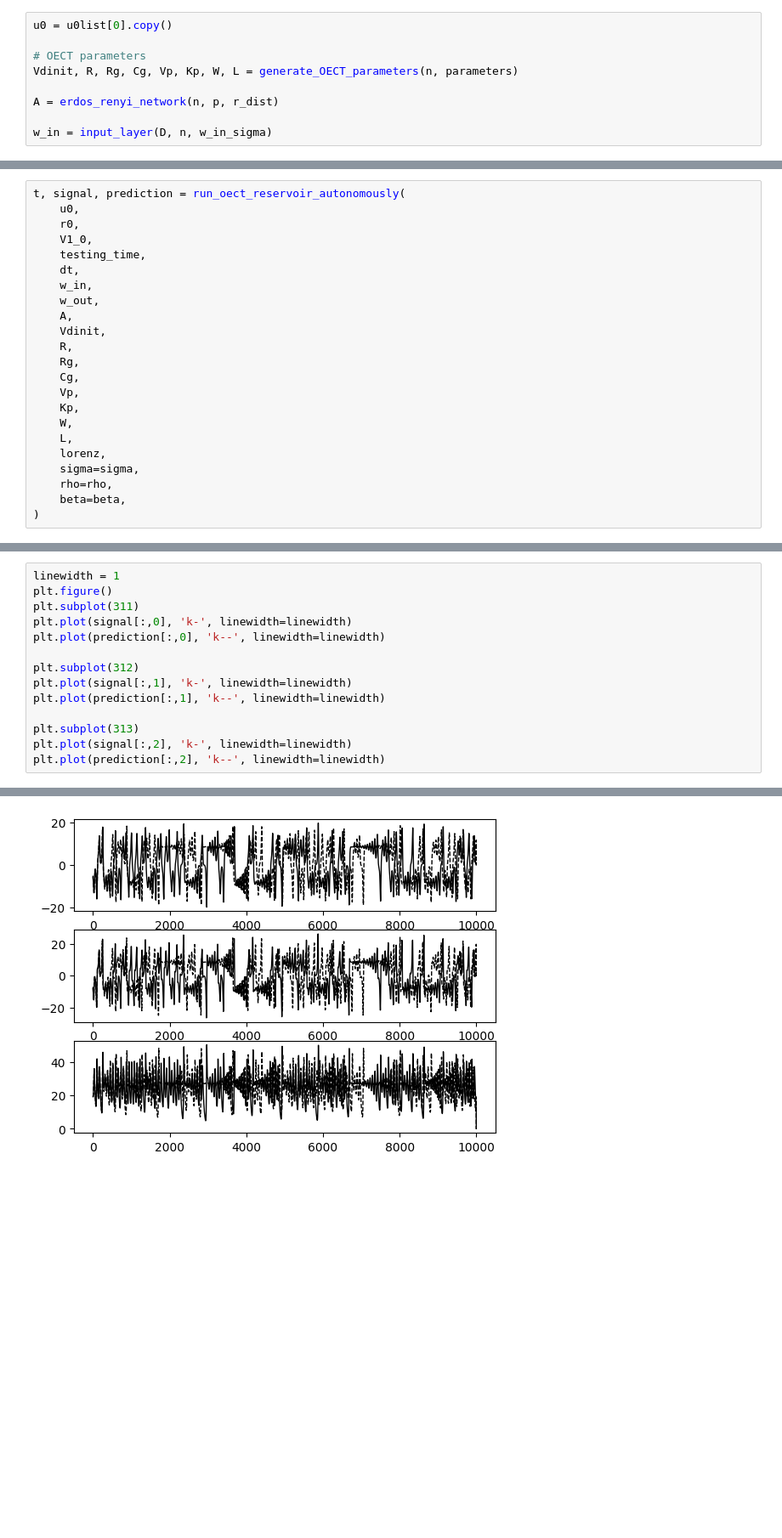
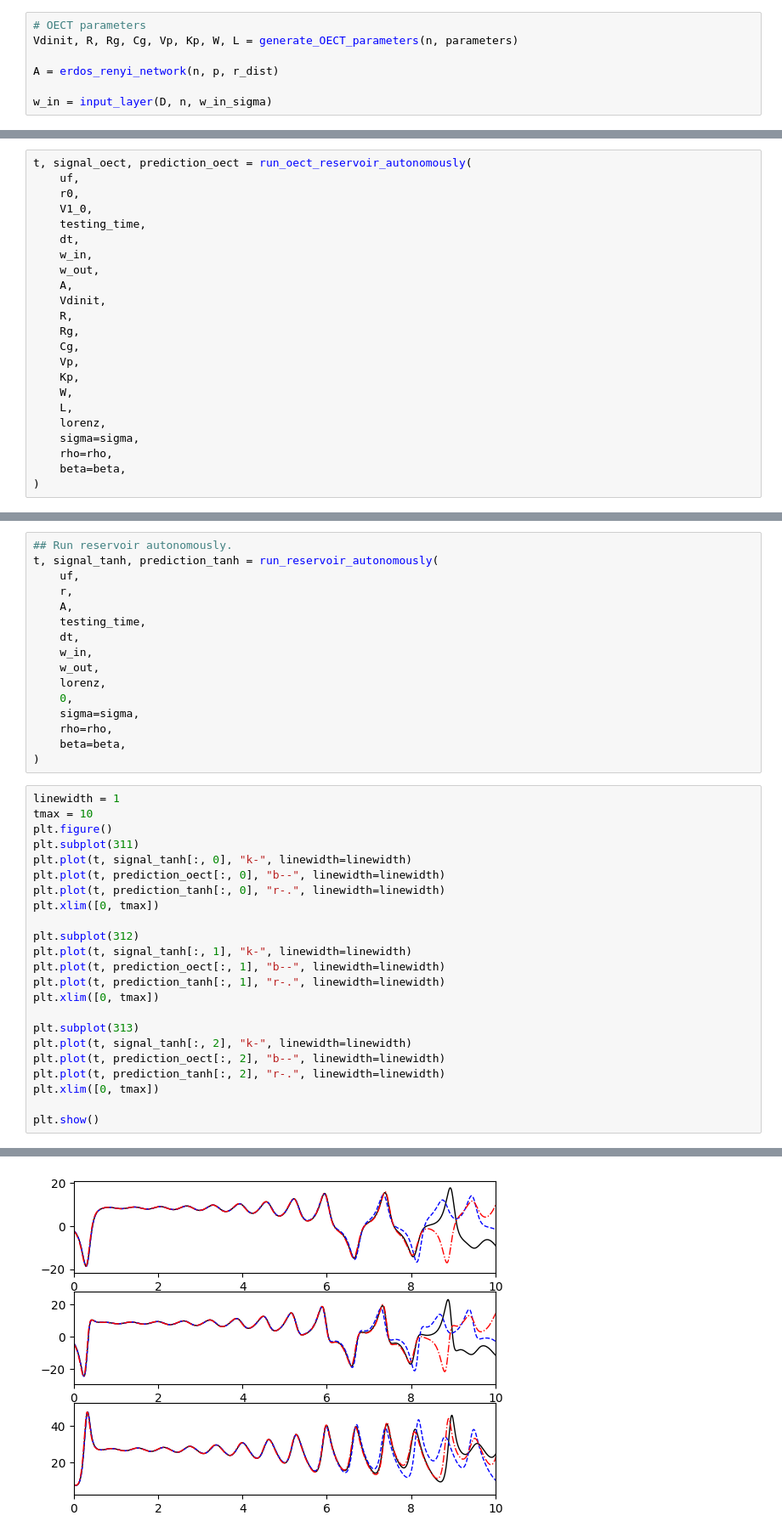
Before and after one commit to Signed-B/reservoir-computing-on-OECTs, a Jupyter notebook: single_prediction.ipynb, the cells around one changed output, grey strips where cells are left out. Shown at 85% size. Cells and saved outputs as stored; diff of their text form; blank space fills up the shorter version.

```diff
--- a/single_prediction.ipynb
+++ b/single_prediction.ipynb
@@ -50,6 +53,4 @@ u0list = generate_initial_conditions(
 # %%
-u0 = u0list[0].copy()
-
 # OECT parameters
 Vdinit, R, Rg, Cg, Vp, Kp, W, L = generate_OECT_parameters(n, parameters)
 
@@ -78,8 +80,8 @@ w_out, u0, r0, V1_0 = train_oect_reservoir(
     beta=beta,
 )
 # %%
-t, signal, prediction = run_oect_reservoir_autonomously(
-    u0,
+t, signal_oect, prediction_oect = run_oect_reservoir_autonomously(
+    uf,
     r0,
     V1_0,
     testing_time,
@@ -103,15 +119,40 @@ t, signal, prediction = run_oect_reservoir_autonomously(
+# %%
+## Run reservoir autonomously.
+t, signal_tanh, prediction_tanh = run_reservoir_autonomously(
+    uf,
+    r,
+    A,
+    testing_time,
+    dt,
+    w_in,
+    w_out,
+    lorenz,
+    0,
+    sigma=sigma,
+    rho=rho,
+    beta=beta,
+)
 # %%
 linewidth = 1
+tmax = 10
 plt.figure()
 plt.subplot(311)
-plt.plot(signal[:,0], 'k-', linewidth=linewidth)
-plt.plot(prediction[:,0], 'k--', linewidth=linewidth)
+plt.plot(t, signal_tanh[:, 0], "k-", linewidth=linewidth)
+plt.plot(t, prediction_oect[:, 0], "b--", linewidth=linewidth)
+plt.plot(t, prediction_tanh[:, 0], "r-.", linewidth=linewidth)
+plt.xlim([0, tmax])
 
 plt.subplot(312)
-plt.plot(signal[:,1], 'k-', linewidth=linewidth)
-plt.plot(prediction[:,1], 'k--', linewidth=linewidth)
+plt.plot(t, signal_tanh[:, 1], "k-", linewidth=linewidth)
+plt.plot(t, prediction_oect[:, 1], "b--", linewidth=linewidth)
+plt.plot(t, prediction_tanh[:, 1], "r-.", linewidth=linewidth)
+plt.xlim([0, tmax])
 
 plt.subplot(313)
-plt.plot(signal[:,2], 'k-', linewidth=linewidth)
-plt.plot(prediction[:,2], 'k--', linewidth=linewidth)
+plt.plot(t, signal_tanh[:, 2], "k-", linewidth=linewidth)
+plt.plot(t, prediction_oect[:, 2], "b--", linewidth=linewidth)
+plt.plot(t, prediction_tanh[:, 2], "r-.", linewidth=linewidth)
+plt.xlim([0, tmax])
+
+plt.show()
 # %% [output]
@@ -119 +159 @@ plt.plot(prediction[:,2], 'k--', linewidth=linewidth)
-[figure, old version]
+[figure, new version]
```
Also changed, not shown: parts of 6 cells of this notebook, 2 other files.
